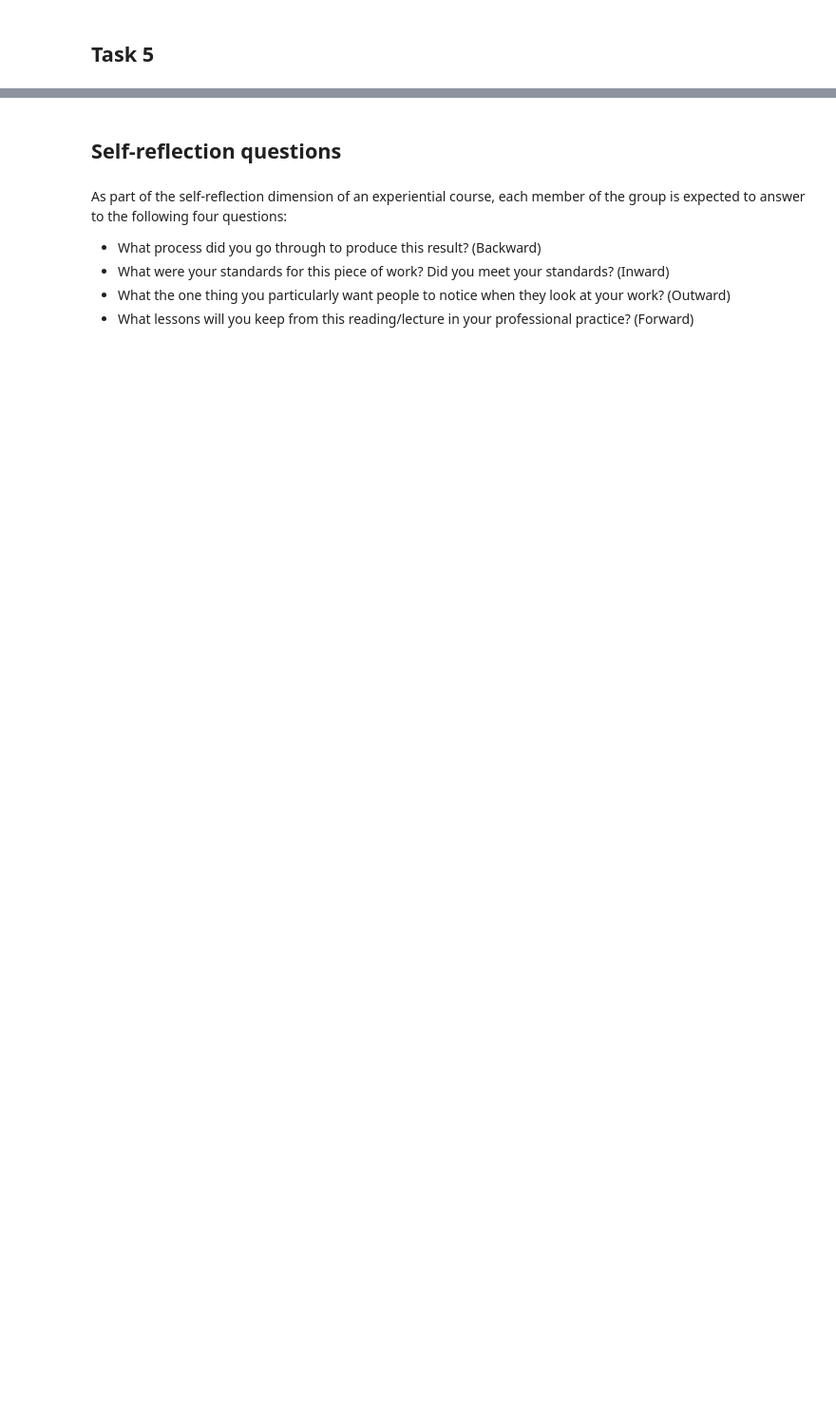
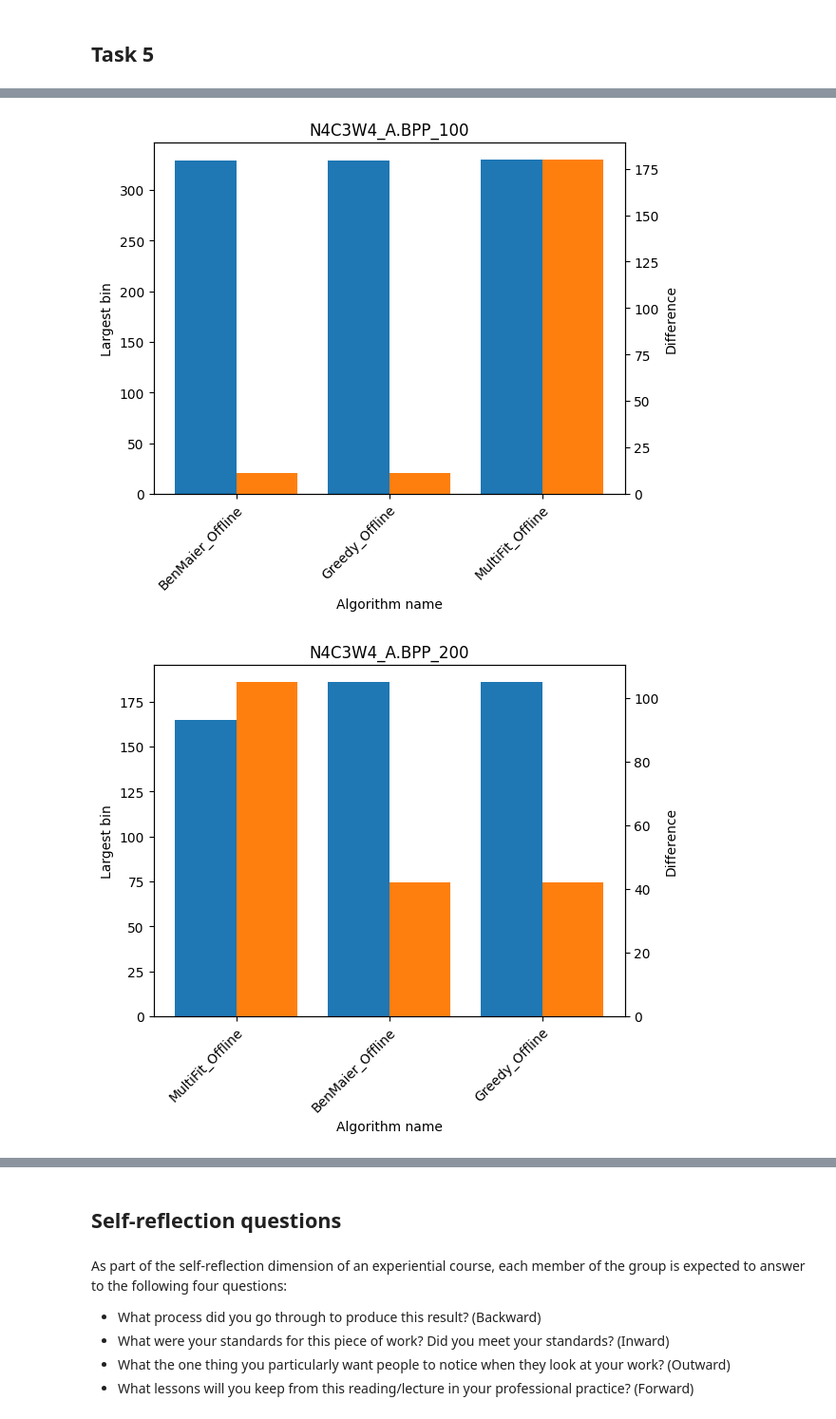
Before and after one commit to lilweege/3XB3-L2, a Jupyter notebook: report.ipynb, the cells around one changed output, grey strips where cells are left out. Shown at 95% size. Cells and saved outputs as stored; diff of their text form; code cells hidden in the pictures; blank space fills up the shorter version.

```diff
--- a/report.ipynb
+++ b/report.ipynb
@@ -290,0 +283,63 @@ ConstantBinsResult(largest=222, difference=132)
+# %%
+# Run and visualize benchmark
+BENCHMARK_FILENAME = "outputs/pyperf_measurements_num_bins.json"
+
+# Run the benchmark only if a bencmkark results file outputted by pyperf does not exist
+import os
+if not os.path.exists(BENCHMARK_FILENAME):
+    print("Running benchmark. This may take some time, go get a coffee or something...")
+    !pipenv run python benchmark_num_bins.py -o $BENCHMARK_FILENAME
+
+
+import matplotlib.pyplot as plt
+from pyperf import BenchmarkSuite
+from benchmark_num_bins import get_case_name, get_case_data, get_algo_name, all_cases, all_num_bins, all_offline, all_online, make_bench_name
+num_cases = len(all_num_bins())
+benchmarks = BenchmarkSuite.load(BENCHMARK_FILENAME).get_benchmarks()
+execution_times = [bench.median() for bench in benchmarks]
+# print(execution_times)
+time_idx = 0
+
+results = [[] for _ in range(num_cases)]
+padding = 50
+print("Each column represents a single test case, read columnwise to compare algorithms on the same input.\n\n")
+print("".join(f"{x} bins".ljust(padding) for x in all_num_bins()))
+print(("=" * (padding * num_cases)) + "\n")
+for algorithm in all_online() + all_offline():
+    lines = [""]*4
+    for i, num_bins in enumerate(all_num_bins()):
+        for case in all_cases():
+            name = get_case_name(case)
+            data = get_case_data(case)
+            bench_name = make_bench_name(name, algorithm) + f"_{num_bins}"
+            result = algorithm((num_bins, data[1]))
+            results[i].append((result, get_algo_name(algorithm)))
+            lines[0] += f'Case: "{bench_name}":'.ljust(padding)
+            lines[1] += f'KPI 1: Largest bin = {result.largest}'.ljust(padding)
+            lines[2] += f'KPI 2: Difference  = {result.difference}'.ljust(padding)
+            lines[3] += f'Execution time: {execution_times[time_idx] * 1000:.3f}ms'.ljust(padding)
+            time_idx += 1
+    print("\n".join(lines))
+    print("\n" + ("=" * (padding * num_cases)) + "\n")
+
+# print(results)
+for i, row in enumerate(results):
+    row.sort()
+    _, ax1 = plt.subplots(1, 1)
+    answers, names = zip(*row)
+    n = len(answers)
+    bar_x = [x for x in range(n)]
+    bar1_x = [x-0.2 for x in bar_x]
+    bar2_x = [x+0.2 for x in bar_x]
+    data1 = [a.largest for a in answers]
+    data2 = [a.difference for a in answers]
+    ax1.bar(bar1_x, data1, width=0.4)
+    _ = plt.ylabel("Largest bin")
+    _ = plt.xlabel("Algorithm name")
+    ax2 = ax1.twinx()
+    _ = plt.ylabel("Difference")
+    ax2.bar(bar2_x, data2, width=0.4, color='tab:orange')
+    plt.xticks(bar_x, names)
+    ax1.set_xticks(ax1.get_xticks(), names, rotation=45, ha='right', rotation_mode='anchor')
+    ax1.set_title(get_case_name(all_cases()[0]) + f"_{all_num_bins()[i]}")
+# %% [output]
@@ -290,0 +363,2 @@ ConstantBinsResult(largest=222, difference=132)
+[figure, added]
+[figure, added]
```
Also changed, not shown: parts of 5 cells of this notebook, 5 other files.
